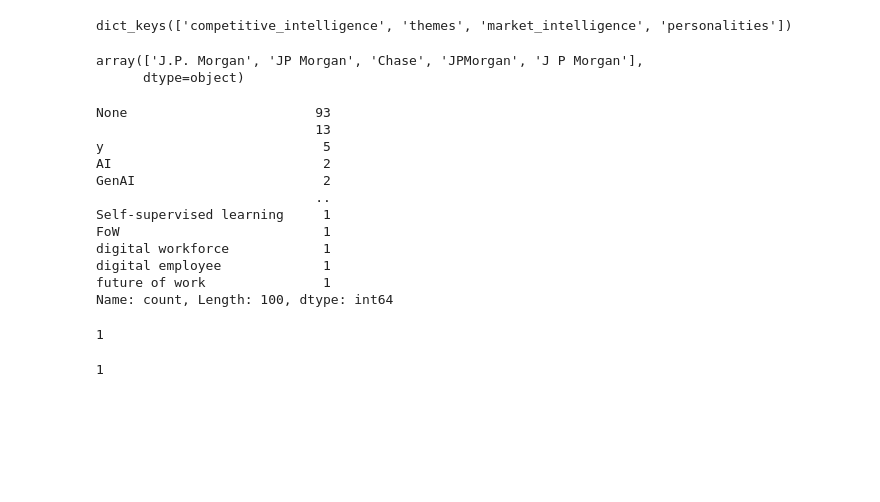
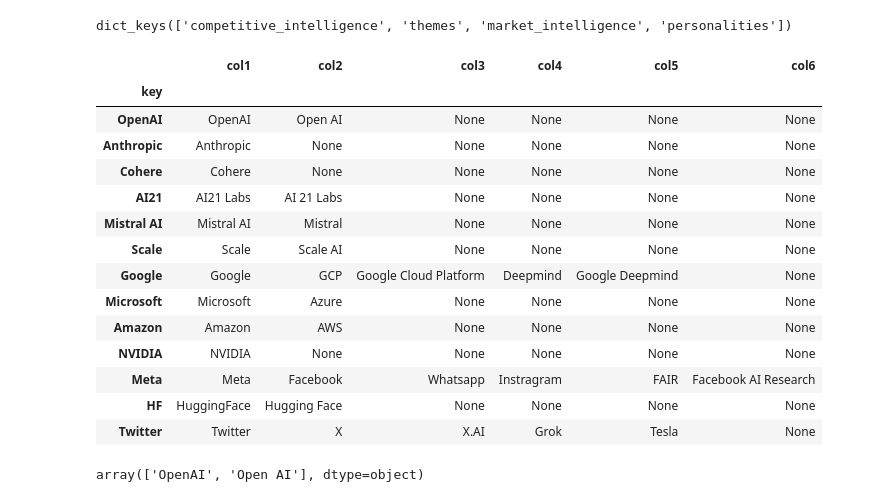
Before and after one commit to bcrestel/automatic_newsletter, a Jupyter notebook: notebooks/experimentations/test_google_sheets.ipynb, the cells around one changed output. Saved outputs shown, nothing was run; the diff lists cells and outputs as text; code cells hidden in the pictures; blank space fills up the shorter version.

```diff
--- a/notebooks/experimentations/test_google_sheets.ipynb
+++ b/notebooks/experimentations/test_google_sheets.ipynb
@@ -12,27 +12,25 @@ all_tables = sheets.get_all_tables()
 all_tables.keys()
 # %% [output]
 dict_keys(['competitive_intelligence', 'themes', 'market_intelligence', 'personalities'])
+# %%
+all_tables['market_intelligence'].set_index('key')
+# %% [output]
+|  | col1 | col2 | col3 | col4 | col5 | col6 |
+| key |  |  |  |  |  |  |
+| OpenAI | OpenAI | Open AI | None | None | None | None |
+| Anthropic | Anthropic | None | None | None | None | None |
+| Cohere | Cohere | None | None | None | None | None |
+| AI21 | AI21 Labs | AI 21 Labs | None | None | None | None |
+| Mistral AI | Mistral AI | Mistral | None | None | None | None |
+| Scale | Scale | Scale AI | None | None | None | None |
+| Google | Google | GCP | Google Cloud Platform | Deepmind | Google Deepmind | None |
+| Microsoft | Microsoft | Azure | None | None | None | None |
+| Amazon | Amazon | AWS | None | None | None | None |
+| NVIDIA | NVIDIA | None | None | None | None | None |
+| Meta | Meta | Facebook | Whatsapp | Instragram | FAIR | Facebook AI Research |
+| HF | HuggingFace | Hugging Face | None | None | None | None |
+| Twitter | Twitter | X | X.AI | Grok | Tesla | None |
 # %%
-all_tables['competitive_intelligence'].set_index('key').loc['JPM'].dropna().values
+all_tables['market_intelligence'].set_index('key').loc['OpenAI'].dropna().values
 # %% [output]
-array(['J.P. Morgan', 'JP Morgan', 'Chase', 'JPMorgan', 'J P Morgan'],
-      dtype=object)
+array(['OpenAI', 'Open AI'], dtype=object)
-# %%
-pd.Series(all_tables['themes'].values.flatten()).value_counts(dropna=False)
-# %% [output]
-None                        93
-                            13
-y                            5
-AI                           2
-GenAI                        2
-                            ..
-Self-supervised learning     1
-FoW                          1
-digital workforce            1
-digital employee             1
-future of work               1
-Name: count, Length: 100, dtype: int64
-# %%
-all_tables['personalities'].apply(lambda x: (" ").join(x), axis=1).value_counts().max().item()
-# %% [output]
-1
@@ -41,4 +36,0 @@ target_col = [col for col in all_tables['themes'].columns if col.startswith('col
-# %%
-pd.Series(all_tables['themes'][target_col].values.flatten()).value_counts(dropna=True).max().item()
-# %% [output]
-1
```
Also changed, not shown: parts of 16 cells of this notebook, 8 other files.
